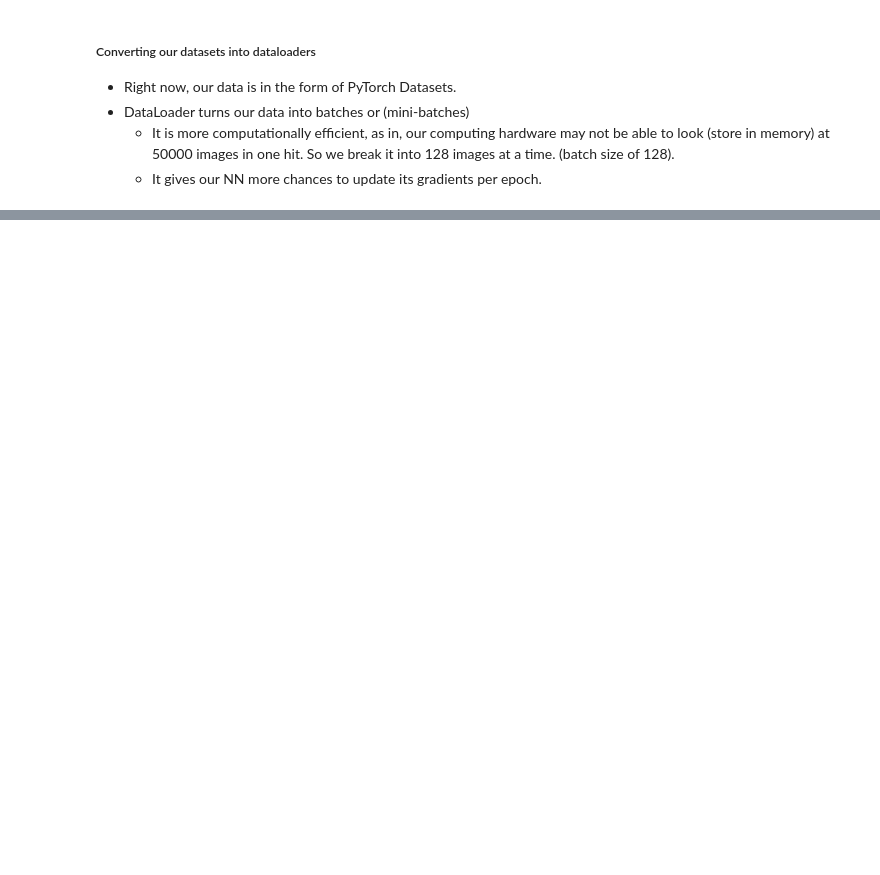
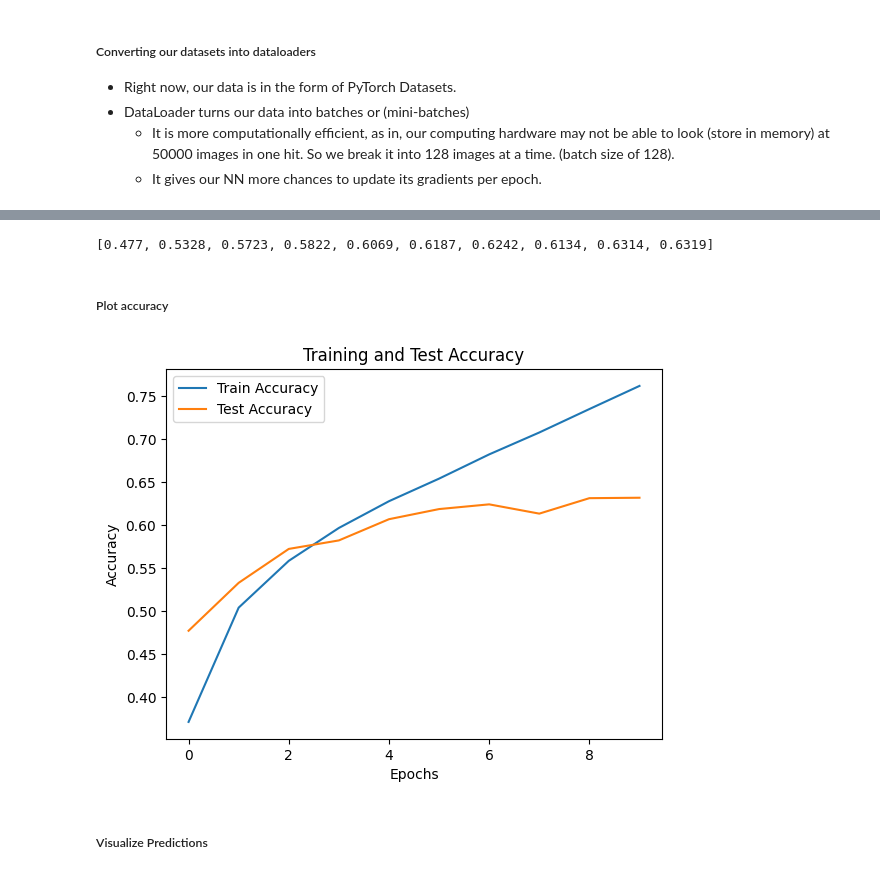
Before and after one commit to harshrajhrj/inter-iit-cv, a Jupyter notebook: Task Three/vit.ipynb, the cells around one changed output, grey strips where cells are left out. Saved outputs shown, nothing was run; the diff lists cells and outputs as text; code cells hidden in the pictures; blank space fills up the shorter version.

Commit message:
added different trained ViT

```diff
--- a/Task Three/vit.ipynb
+++ b/Task Three/vit.ipynb
@@ -136,0 +216,4 @@ test_dataset = datasets.CIFAR10(root="data", train=False, download=True, transfo
+# %%
+model = VisionTransformer(
+    IMAGE_SIZE, PATCH_SIZE, CHANNELS, NUM_CLASSES, EMBED_DIM, DEPTH, NUM_HEADS, MLP_DIM, DROP_RATE
+).to(device)
@@ -136,0 +242,3 @@ test_dataset = datasets.CIFAR10(root="data", train=False, download=True, transfo
+# %%
+criterion = nn.CrossEntropyLoss() # measure how wrong our model is
+optimizer = optim.Adam(params=model.parameters(), lr=LEARNING_RATE)
@@ -136,0 +269,10 @@ test_dataset = datasets.CIFAR10(root="data", train=False, download=True, transfo
+# %%
+def evaluate(model, loader):
+    model.eval() # set the mode of the model into evaluation
+    correct = 0
+    with torch.inference_mode():
+        for x, y, in loader:
+            x, y = x.to(device), y.to(device)
+            output = model(x)
+            correct += (output.argmax(1) == y).sum().item()
+    return correct / len(loader.dataset)
@@ -136,0 +283,10 @@ test_dataset = datasets.CIFAR10(root="data", train=False, download=True, transfo
+# %%
+train_accuracies = []
+test_accuracies = []
+
+for epoch in tqdm(range(EPOCHS)):
+    trainLoss, trainAccuracy = train(model, train_loader, optimizer, criterion)
+    testAccuracy = evaluate(model, test_loader)
+    train_accuracies.append(trainAccuracy)
+    test_accuracies.append(testAccuracy)
+    print(f"Epoch: {epoch+1}/{EPOCHS}, Train loss: {trainLoss:.4f}, Train accuracy: {trainAccuracy:.4f}, Test accuracy: {testAccuracy:.4f}")
@@ -136,0 +317,18 @@ test_dataset = datasets.CIFAR10(root="data", train=False, download=True, transfo
+# %%
+test_accuracies
+# %% [output]
+[0.477, 0.5328, 0.5723, 0.5822, 0.6069, 0.6187, 0.6242, 0.6134, 0.6314, 0.6319]
+# %% [markdown]
+##### Plot accuracy
+# %%
+plt.plot(train_accuracies, label="Train Accuracy")
+plt.plot(test_accuracies, label="Test Accuracy")
+plt.xlabel("Epochs")
+plt.ylabel("Accuracy")
+plt.legend()
+plt.title("Training and Test Accuracy")
+plt.show()
+# %% [output]
+[figure, added]
+# %% [markdown]
+##### Visualize Predictions
```
Also changed, not shown: parts of 25 cells of this notebook, 4 other files.
